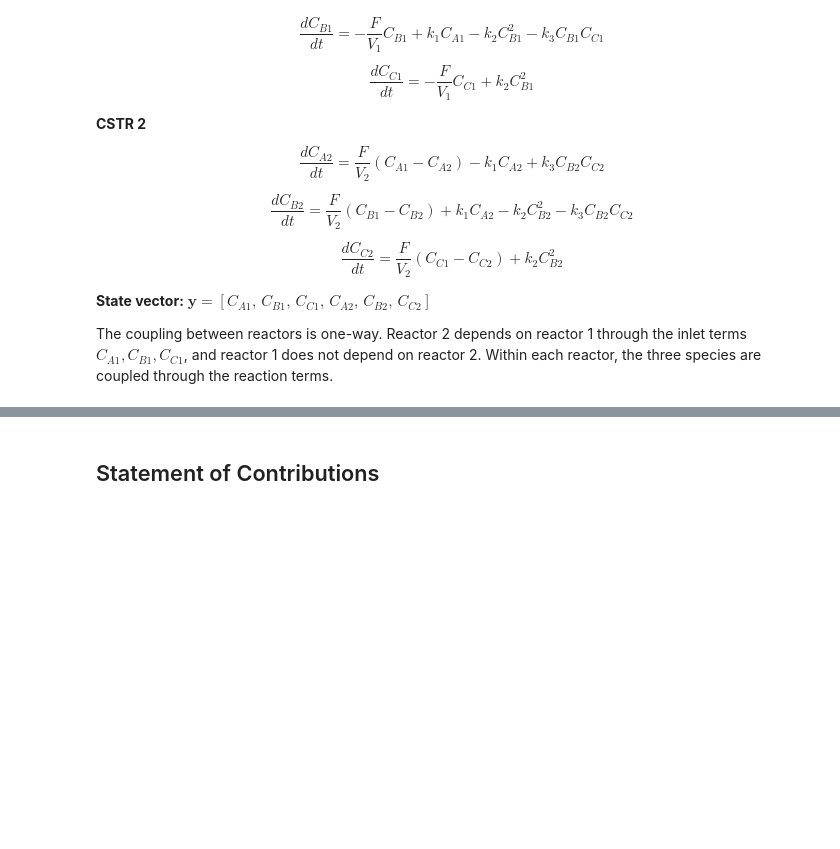
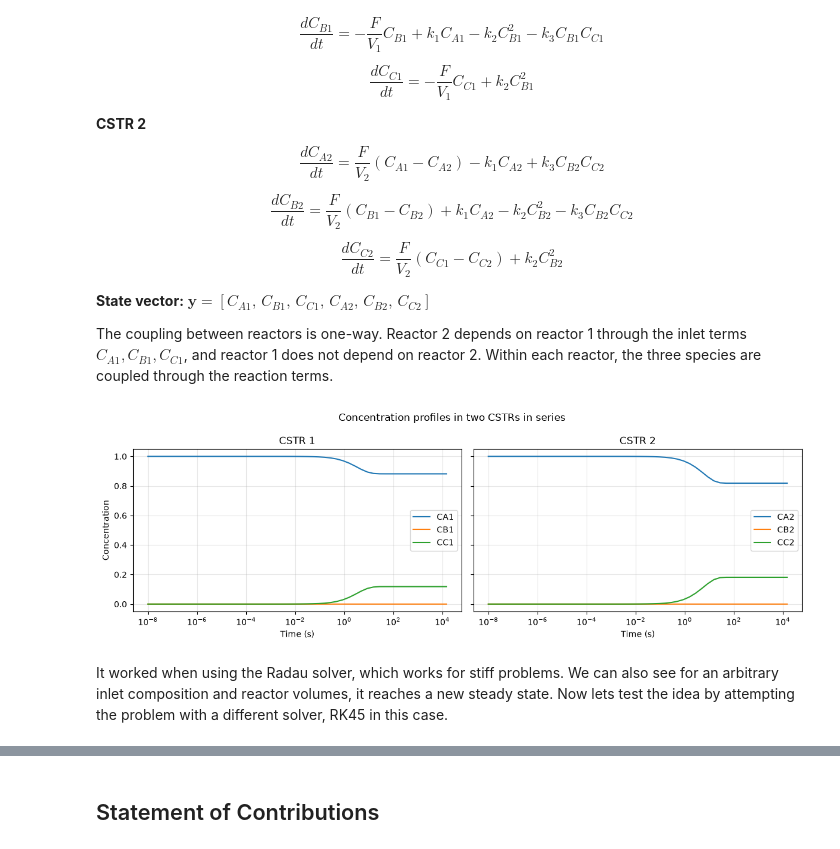
Before and after one commit to charlie-harriman/06-623-Project, a Jupyter notebook: Concept.ipynb, the cells around one changed output, grey strips where cells are left out. Drawn from its saved outputs; the diff is of its cells as text; code cells hidden in the pictures; blank space fills up the shorter version.

Commit message:
update UV,  solution to reduce problem

```diff
--- a/Concept.ipynb
+++ b/Concept.ipynb
@@ -107,0 +112,79 @@ The coupling between reactors is one-way. Reactor 2 depends on reactor 1 through
+# %%
+import numpy as np
+import matplotlib.pyplot as plt
+
+# Robertson-style kinetic parameters from above
+k1 = 0.04       # 1/s
+k2 = 3e7         # rate constant for B + B -> C + B
+k3 = 1e4         # rate constant for B + C -> A + C
+
+# Example operating conditions (edit these to match the system being modeled)
+F = 1.0          # volumetric flow rate
+V1 = 10.0        # reactor 1 volume
+V2 = 10.0        # reactor 2 volume
+CA0 = 1.0        # A concentration in the CSTR 1 feed
+
+# Both reactors initially contain the feed composition; CSTR 2 receives CSTR 1's outlet.
+Y0 = np.array([1.0, 0.0, 0.0])  # [CA, CB, CC]
+y0_1 = Y0.copy()
+y0_2 = Y0.copy()
+
+
+def cstr1_odes(t, y, F, V1, CA0, k1, k2, k3):
+    """Concentration balances for CSTR 1, with fresh A-only feed."""
+    CA, CB, CC = y
+    dilution = F / V1
+    return [
+        dilution * (CA0 - CA) - k1 * CA + k3 * CB * CC,
+        -dilution * CB + k1 * CA - k2 * CB**2 - k3 * CB * CC,
+        -dilution * CC + k2 * CB**2,
+    ]
+
+
+def cstr2_odes(t, y, F, V2, k1, k2, k3, cstr1_solution):
+    """Concentration balances for CSTR 2, using CSTR 1's outlet as its feed."""
+    CA, CB, CC = y
+    CA1, CB1, CC1 = cstr1_solution.sol(t)
+    dilution = F / V2
+    return [
+        dilution * (CA1 - CA) - k1 * CA + k3 * CB * CC,
+        dilution * (CB1 - CB) + k1 * CA - k2 * CB**2 - k3 * CB * CC,
+        dilution * (CC1 - CC) + k2 * CB**2,
+    ]
+
+
+# Log-spaced output resolves the fast transient as well as the slower evolution.
+t_start, t_end = 0.0, 15000.0
+t_eval = np.geomspace(1e-8, t_end)
+
+solver_options = {
+    "method": "Radau",
+    "t_eval": t_eval,
+    "rtol": 1e-8,
+    "atol": 1e-10,
+    "dense_output": True,
+}
+
+solution_1 = solve_ivp(cstr1_odes, (t_start, t_end), y0_1, args=(F, V1, CA0, k1, k2, k3), **solver_options)
+solution_2 = solve_ivp(cstr2_odes, (t_start, t_end), y0_2, args=(F, V2, k1, k2, k3, solution_1), **solver_options)
+
+species = ["A", "B", "C"]
+fig, axes = plt.subplots(1, 2, figsize=(12, 4), sharey=True)
+for i, label in enumerate(species):
+    axes[0].plot(solution_1.t, solution_1.y[i], label=f"C{label}1")
+    axes[1].plot(solution_2.t, solution_2.y[i], label=f"C{label}2")
+
+for ax, title in zip(axes, ["CSTR 1", "CSTR 2"]):
+    ax.set_xscale("log")
+    ax.set_xlabel("Time (s)")
+    ax.set_title(title)
+    ax.grid(True, which="both", alpha=0.3)
+    ax.legend()
+axes[0].set_ylabel("Concentration")
+fig.suptitle("Concentration profiles in two CSTRs in series")
+fig.tight_layout()
+plt.show()
+# %% [output]
+[figure, added]
+# %% [markdown]
+It worked when using the Radau solver, which works for stiff problems. We can also see for an arbitrary inlet composition and reactor volumes, it reaches a new steady state. Now lets test the idea by attempting the problem with a different solver, RK45 in this case.
```
Also changed, not shown: parts of 4 cells of this notebook, 2 other files.
